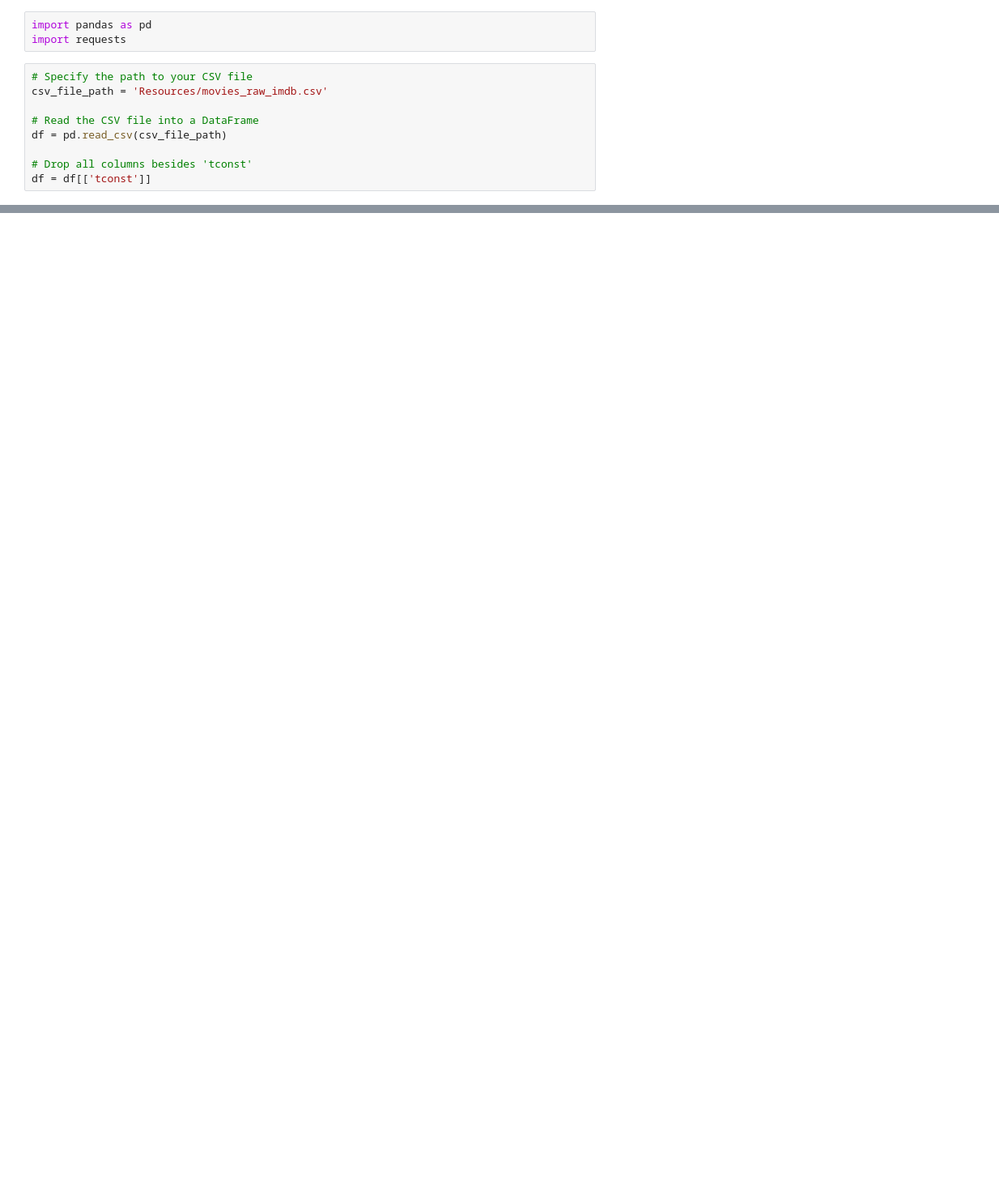
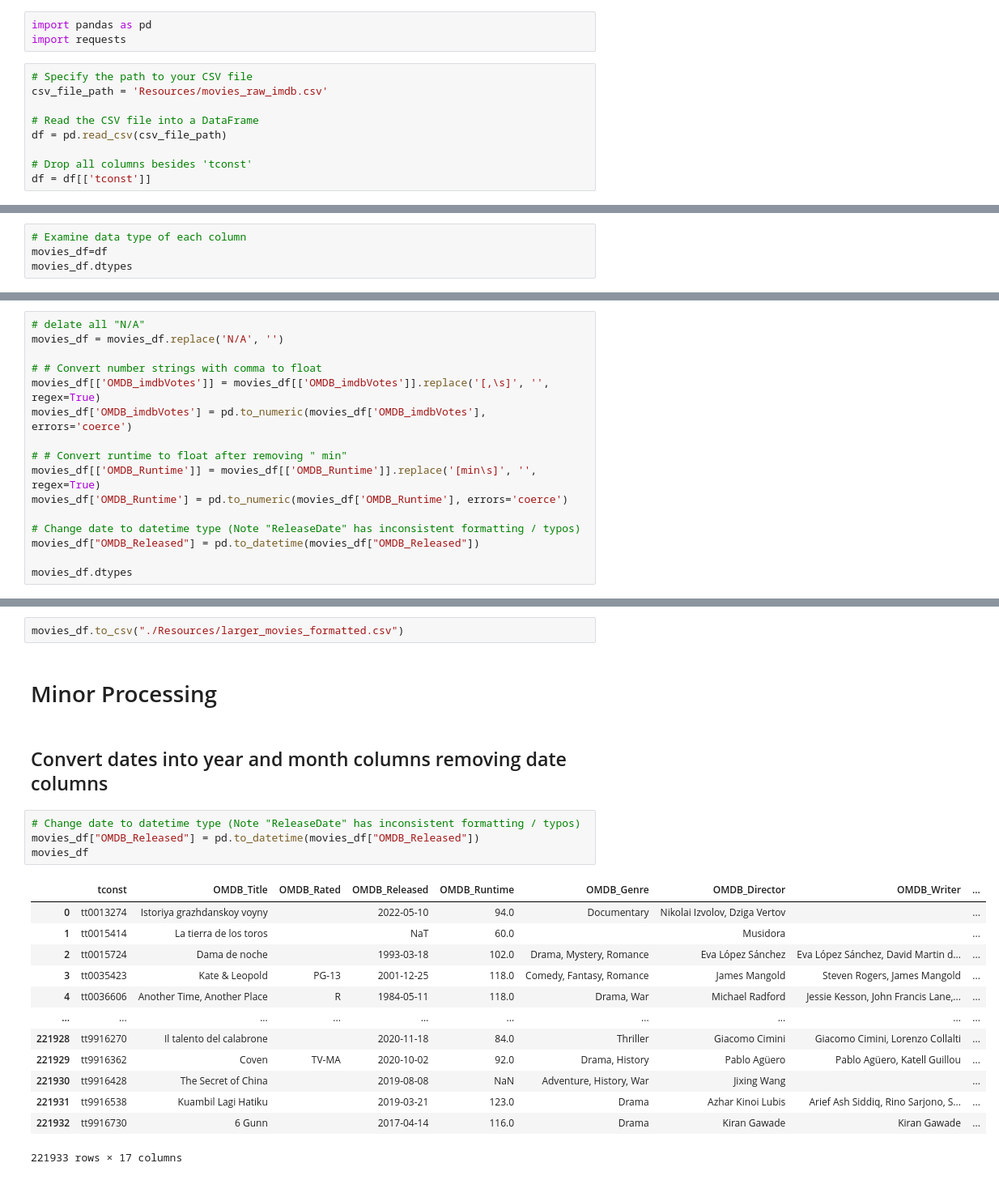
Before and after one commit to vt-bekah/Predicting_Movie_Ratings, a Jupyter notebook: data_collection3.ipynb, the cells around one changed output, grey strips where cells are left out. Shown: that part at 81% size. Drawn from its saved outputs; the diff is of its cells as text; blank space fills up the shorter version.

Commit message:
Pulled Larger Data Set into CSV's

```diff
--- a/data_collection3.ipynb
+++ b/data_collection3.ipynb
@@ -41,0 +116,4 @@ print(df)
+# %%
+# Examine data type of each column
+movies_df=df
+movies_df.dtypes
@@ -41,0 +139,16 @@ print(df)
+# %%
+# delate all "N/A"
+movies_df = movies_df.replace('N/A', '')
+
+# # Convert number strings with comma to float
+movies_df[['OMDB_imdbVotes']] = movies_df[['OMDB_imdbVotes']].replace('[,\s]', '', regex=True)
+movies_df['OMDB_imdbVotes'] = pd.to_numeric(movies_df['OMDB_imdbVotes'], errors='coerce')
+
+# # Convert runtime to float after removing " min"
+movies_df[['OMDB_Runtime']] = movies_df[['OMDB_Runtime']].replace('[min\s]', '', regex=True)
+movies_df['OMDB_Runtime'] = pd.to_numeric(movies_df['OMDB_Runtime'], errors='coerce')
+
+# Change date to datetime type (Note "ReleaseDate" has inconsistent formatting / typos)
+movies_df["OMDB_Released"] = pd.to_datetime(movies_df["OMDB_Released"])
+
+movies_df.dtypes
@@ -41,0 +174,24 @@ print(df)
+# %%
+movies_df.to_csv("./Resources/larger_movies_formatted.csv")
+# %% [markdown]
+# Minor Processing
+# %% [markdown]
+## Convert dates into year and month columns removing date columns
+# %%
+# Change date to datetime type (Note "ReleaseDate" has inconsistent formatting / typos)
+movies_df["OMDB_Released"] = pd.to_datetime(movies_df["OMDB_Released"])
+movies_df
+# %% [output]
+|  | tconst | OMDB_Title | OMDB_Rated | OMDB_Released | OMDB_Runtime | OMDB_Genre | OMDB_Director | OMDB_Writer | ... |
+| 0 | tt0013274 | Istoriya grazhdanskoy voyny |  | 2022-05-10 | 94.0 | Documentary | Nikolai Izvolov, Dziga Vertov |  | ... |
+| 1 | tt0015414 | La tierra de los toros |  | NaT | 60.0 |  | Musidora |  | ... |
+| 2 | tt0015724 | Dama de noche |  | 1993-03-18 | 102.0 | Drama, Mystery, Romance | Eva López Sánchez | Eva López Sánchez, David Martin d... | ... |
+| 3 | tt0035423 | Kate & Leopold | PG-13 | 2001-12-25 | 118.0 | Comedy, Fantasy, Romance | James Mangold | Steven Rogers, James Mangold | ... |
+| 4 | tt0036606 | Another Time, Another Place | R | 1984-05-11 | 118.0 | Drama, War | Michael Radford | Jessie Kesson, John Francis Lane,... | ... |
+| ... | ... | ... | ... | ... | ... | ... | ... | ... | ... |
+| 221928 | tt9916270 | Il talento del calabrone |  | 2020-11-18 | 84.0 | Thriller | Giacomo Cimini | Giacomo Cimini, Lorenzo Collalti | ... |
+| 221929 | tt9916362 | Coven | TV-MA | 2020-10-02 | 92.0 | Drama, History | Pablo Agüero | Pablo Agüero, Katell Guillou | ... |
+| 221930 | tt9916428 | The Secret of China |  | 2019-08-08 | NaN | Adventure, History, War | Jixing Wang |  | ... |
+| 221931 | tt9916538 | Kuambil Lagi Hatiku |  | 2019-03-21 | 123.0 | Drama | Azhar Kinoi Lubis | Arief Ash Siddiq, Rino Sarjono, S... | ... |
+| 221932 | tt9916730 | 6 Gunn |  | 2017-04-14 | 116.0 | Drama | Kiran Gawade | Kiran Gawade | ... |
+221933 rows × 17 columns
```
Also changed, not shown: parts of 11 cells of this notebook, 3 other files.
